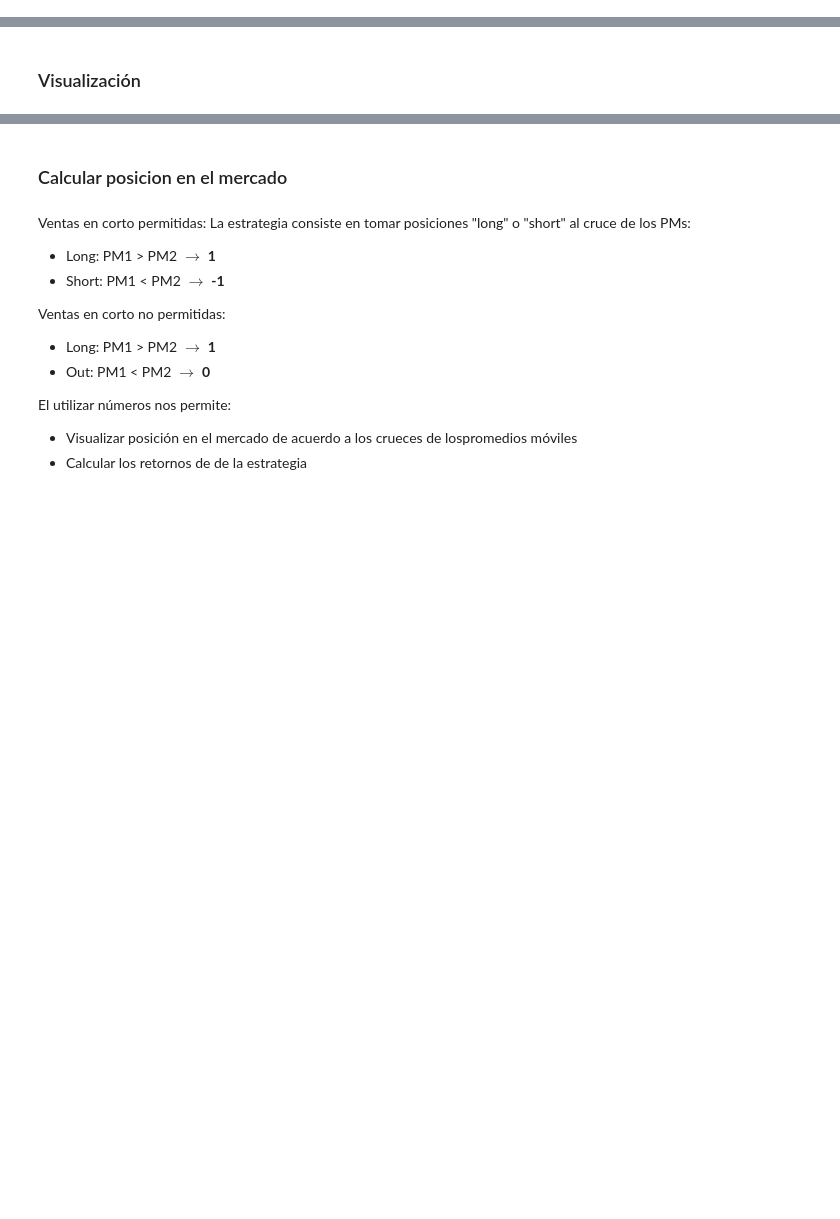
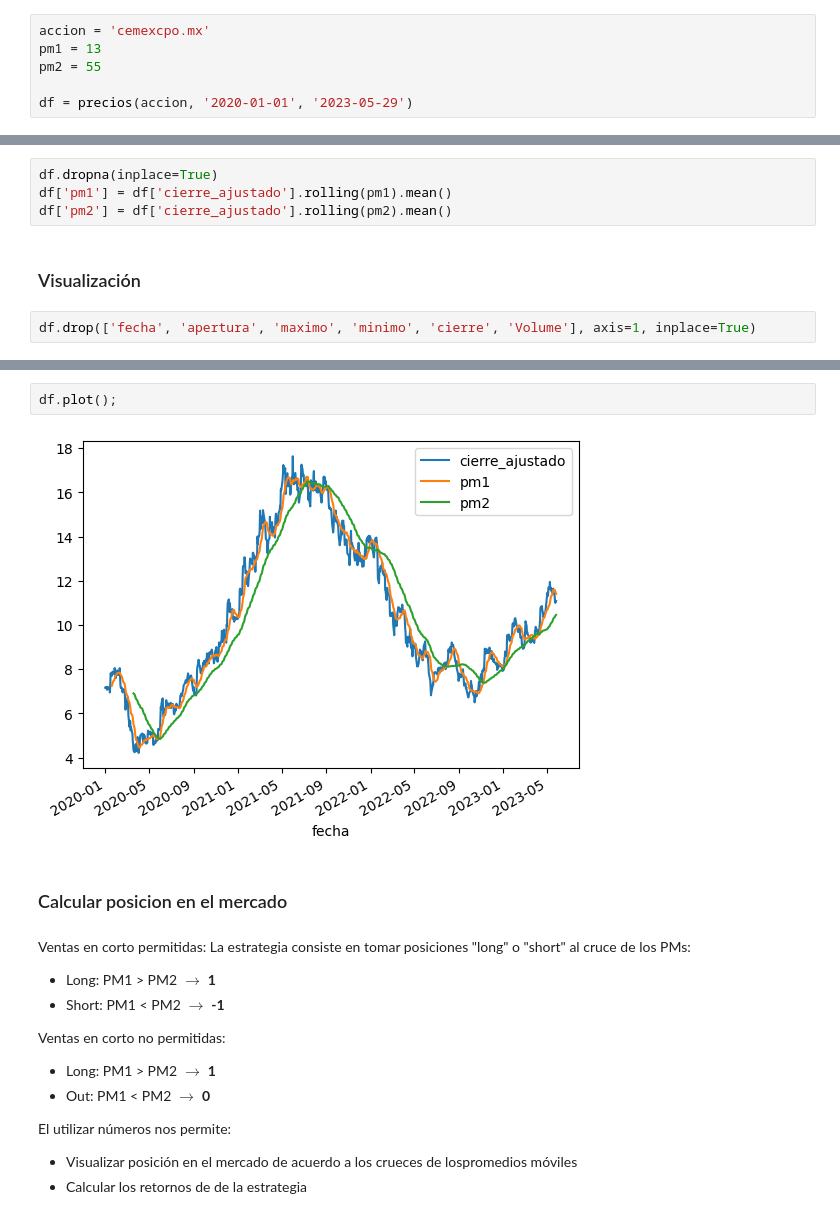
Before and after one commit to carlosdeoncedos/CienciaDatosFinanzas2023_05, a Jupyter notebook: Sesion7_20230529.ipynb, the cells around one changed output, grey strips where cells are left out. Drawn from its saved outputs; the diff is of its cells as text; blank space fills up the shorter version.

```diff
--- a/Sesion7_20230529.ipynb
+++ b/Sesion7_20230529.ipynb
@@ -517,3 +531,9 @@ Nuestra estrategia consiste en tomar posiciones "long" (comprar) o "short" (vend
 <br><br>
 Para calcular los PMs, utilizaremos el "método" .rolling(window).mean( ).
 con los siguientes datos:
+# %%
+accion = 'cemexcpo.mx'
+pm1 = 13
+pm2 = 55
+
+df = precios(accion, '2020-01-01', '2023-05-29')
@@ -522,5 +559,11 @@ con los siguientes datos:
 # %% [markdown]
 Referencia sobre la función `rolling` de pandas:
 https://pandas.pydata.org/docs/reference/api/pandas.DataFrame.rolling.html
+# %%
+df.dropna(inplace=True)
+df['pm1'] = df['cierre_ajustado'].rolling(pm1).mean()
+df['pm2'] = df['cierre_ajustado'].rolling(pm2).mean()
 # %% [markdown]
 ### Visualización
+# %%
+df.drop(['fecha', 'apertura', 'maximo', 'minimo', 'cierre', 'Volume'], axis=1, inplace=True)
@@ -527,3 +591,7 @@ https://pandas.pydata.org/docs/reference/api/pandas.DataFrame.rolling.html
+# %%
+df.plot();
+# %% [output]
+[figure, added]
 # %% [markdown]
 ### Calcular posicion en el mercado
 # %% [markdown]
```
Also changed, not shown: parts of 15 cells of this notebook.
